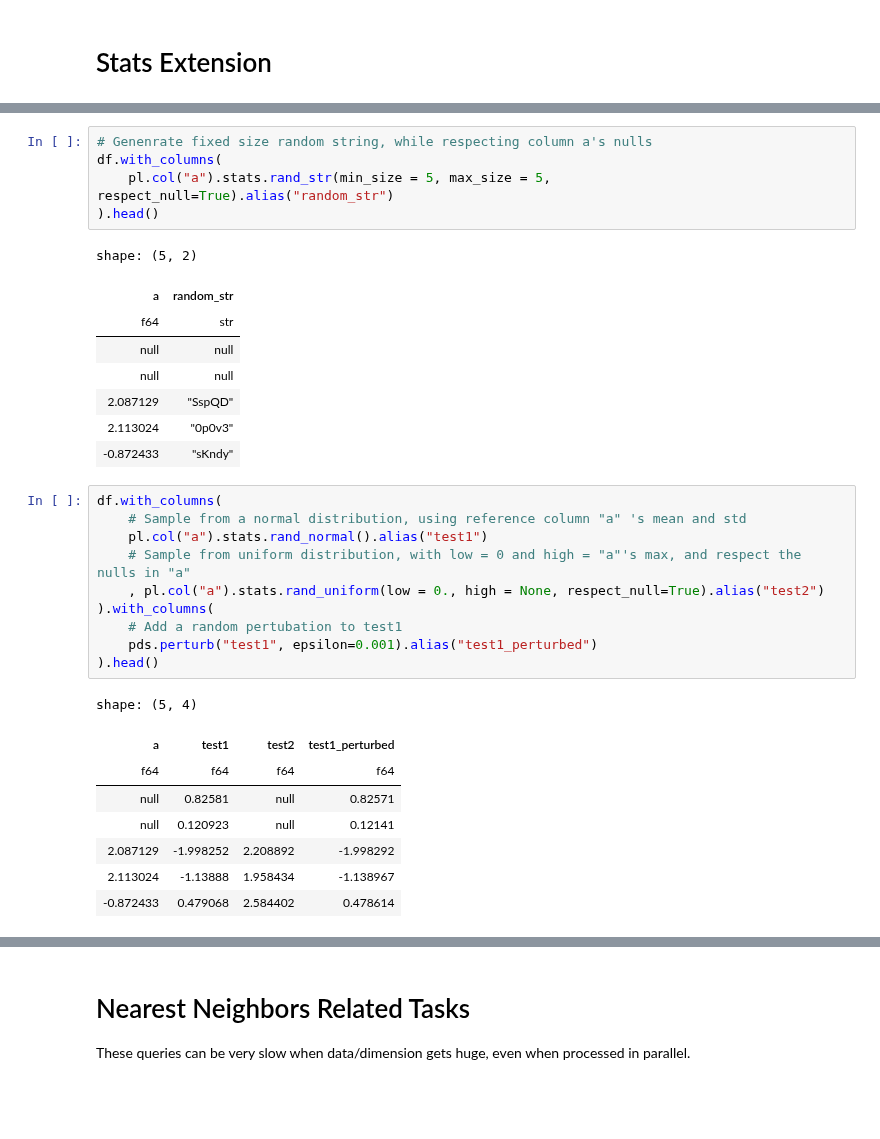
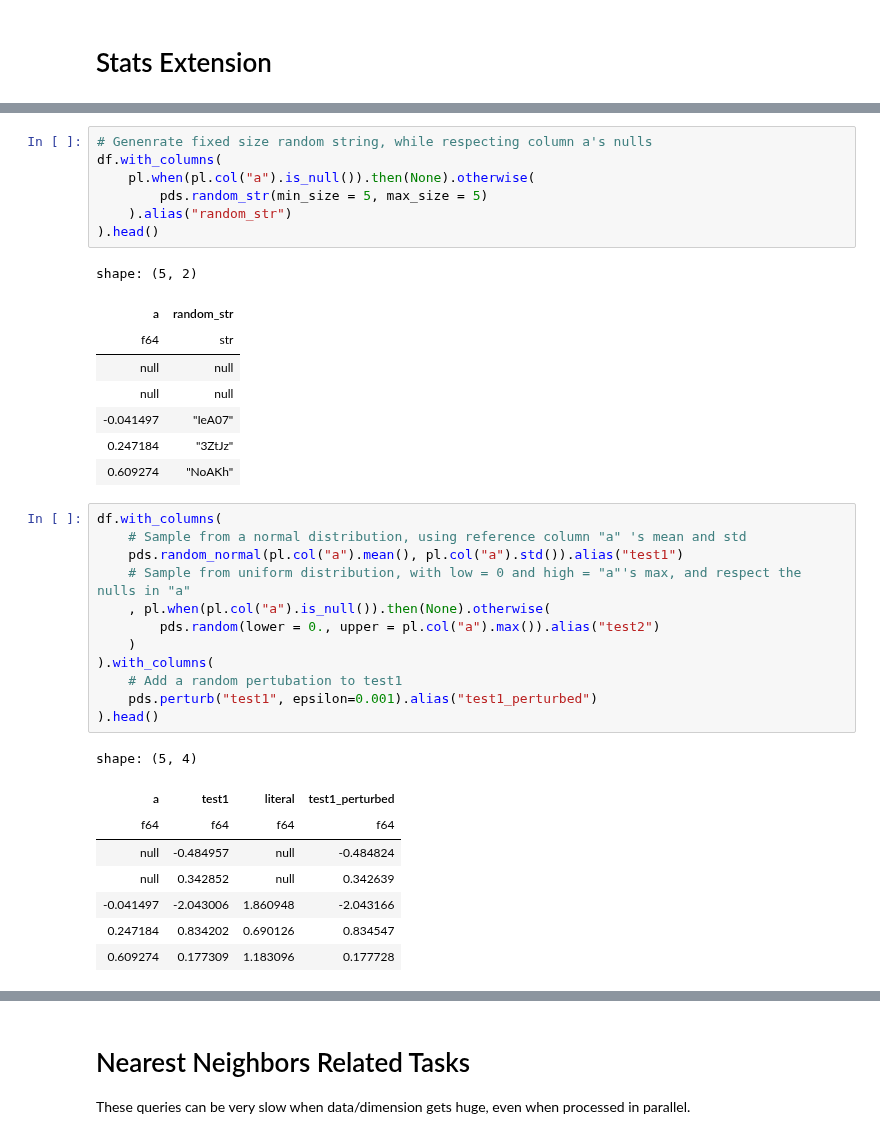
Before and after one commit to abstractqqq/polars_ds_extension, a Jupyter notebook: examples/basics.ipynb, the cells around one changed output, grey strips where cells are left out. Saved outputs shown, nothing was run; the diff lists cells and outputs as text; blank space fills up the shorter version.

Commit message:
better skip null

```diff
--- a/examples/basics.ipynb
+++ b/examples/basics.ipynb
@@ -439,7 +445,9 @@ shape: (5, 2)
 # %%
 # Genenrate fixed size random string, while respecting column a's nulls
 df.with_columns(
-    pl.col("a").stats.rand_str(min_size = 5, max_size = 5, respect_null=True).alias("random_str")
+    pl.when(pl.col("a").is_null()).then(None).otherwise(
+        pds.random_str(min_size = 5, max_size = 5)
+    ).alias("random_str")
 ).head()
 # %% [output]
 shape: (5, 2)
@@ -447,28 +455,30 @@ shape: (5, 2)
 | f64 | str |
 | null | null |
 | null | null |
-| 2.087129 | "SspQD" |
-| 2.113024 | "0p0v3" |
-| -0.872433 | "sKndy" |
+| -0.041497 | "IeA07" |
+| 0.247184 | "3ZtJz" |
+| 0.609274 | "NoAKh" |
 # %%
 df.with_columns(
     # Sample from a normal distribution, using reference column "a" 's mean and std
-    pl.col("a").stats.rand_normal().alias("test1")
+    pds.random_normal(pl.col("a").mean(), pl.col("a").std()).alias("test1")
     # Sample from uniform distribution, with low = 0 and high = "a"'s max, and respect the nulls in "a"
-    , pl.col("a").stats.rand_uniform(low = 0., high = None, respect_null=True).alias("test2")
+    , pl.when(pl.col("a").is_null()).then(None).otherwise(
+        pds.random(lower = 0., upper = pl.col("a").max()).alias("test2")
+    )
 ).with_columns(
     # Add a random pertubation to test1
     pds.perturb("test1", epsilon=0.001).alias("test1_perturbed")
 ).head()
 # %% [output]
 shape: (5, 4)
-| a | test1 | test2 | test1_perturbed |
+| a | test1 | literal | test1_perturbed |
 | f64 | f64 | f64 | f64 |
-| null | 0.82581 | null | 0.82571 |
-| null | 0.120923 | null | 0.12141 |
-| 2.087129 | -1.998252 | 2.208892 | -1.998292 |
-| 2.113024 | -1.13888 | 1.958434 | -1.138967 |
-| -0.872433 | 0.479068 | 2.584402 | 0.478614 |
+| null | -0.484957 | null | -0.484824 |
+| null | 0.342852 | null | 0.342639 |
+| -0.041497 | -2.043006 | 1.860948 | -2.043166 |
+| 0.247184 | 0.834202 | 0.690126 | 0.834547 |
+| 0.609274 | 0.177309 | 1.183096 | 0.177728 |
 # %%
 # New in v0.3.5
 # This way, we don't have a reference column, so we cannot respect nulls, but is more convenient to use.
```
Also changed, not shown: parts of 36 cells of this notebook, 13 other files.
